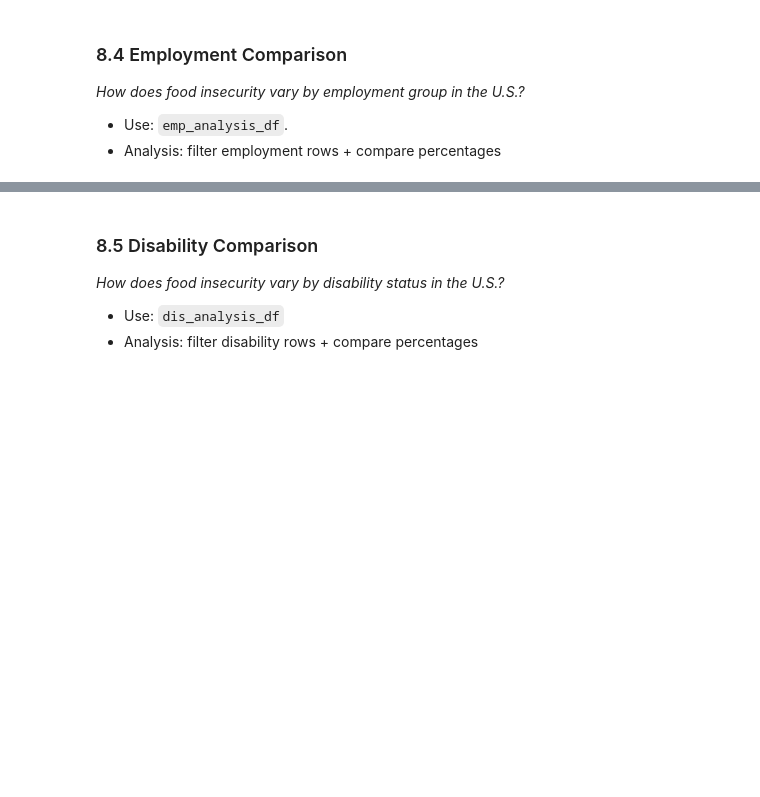
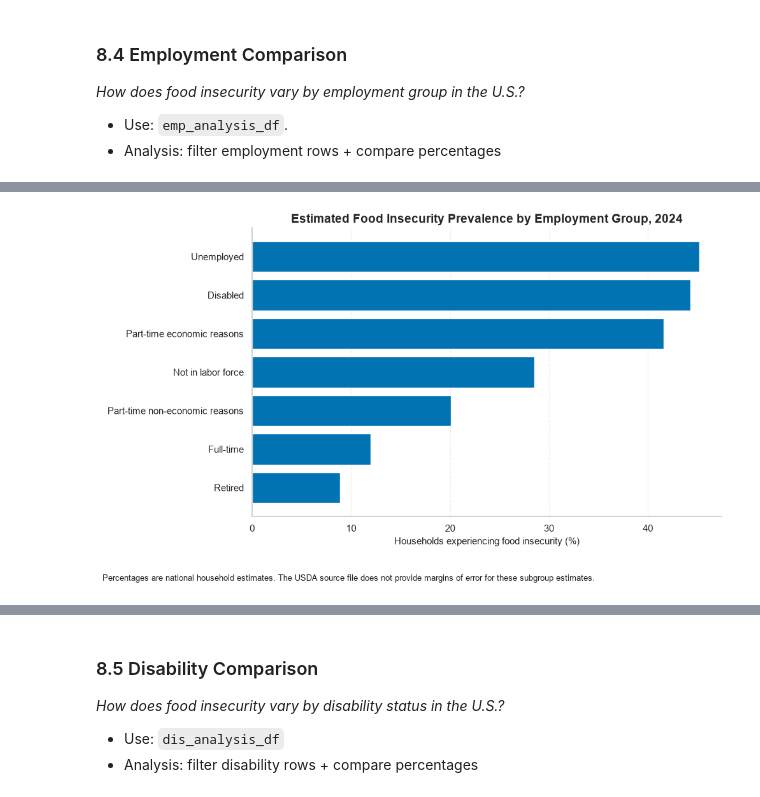
Before and after one commit to MichaelBujard/notebook-portfolio-project-0, a Jupyter notebook: notebooks/food_insecurity_analysis.ipynb, the cells around one changed output, grey strips where cells are left out. Cells and saved outputs as stored; diff of their text form; code cells hidden in the pictures; blank space fills up the shorter version.

Commit message:
Complete Section 8.4 employment comparison

```diff
--- a/notebooks/food_insecurity_analysis.ipynb
+++ b/notebooks/food_insecurity_analysis.ipynb
@@ -2710,3 +2710,23 @@ Across every year from 2017 through 2024, the less-than-high-school category had
 *How does food insecurity vary by employment group in the U.S.?*
 - Use: `emp_analysis_df`.
 - Analysis: filter employment rows + compare percentages
+# %%
+employment_order = [
+    'Unemployed',
+    'Disabled',
+    'Part-time economic reasons',
+    'Not in labor force',
+    'Part-time non-economic reasons',
+    'Full-time',
+    'Retired'
+]
+
+employment_palette = dict(
+    zip(
+        employment_order,
+        sns.color_palette(
+            'colorblind',
+            n_colors=len(employment_order)
+        )
+    )
+)
@@ -2712,0 +2801,43 @@ Across every year from 2017 through 2024, the less-than-high-school category had
+# %%
+fig, ax = plt.subplots(figsize=(10, 6))
+
+ax.barh(
+    y=latest_employment_df['employment'],
+    width=latest_employment_df['food_insecure_percent'],
+    color=sns.color_palette('colorblind')[0]
+)
+
+ax.invert_yaxis()
+
+ax.set(
+    title='Estimated Food Insecurity Prevalence by Employment Group, 2024',
+    xlabel='Households experiencing food insecurity (%)',
+    ylabel=''
+)
+
+ax.grid(
+    axis='x',
+    linestyle='--',
+    alpha=0.3
+)
+
+ax.yaxis.grid(False)
+ax.set_axisbelow(True)
+
+fig.text(
+    0.01,
+    0.01,
+    (
+        'Percentages are national household estimates. The USDA source file '
+        'does not provide margins of error for these subgroup estimates.'
+    ),
+    fontsize=9
+)
+
+plt.tight_layout(
+    rect=[0, 0.07, 1, 1]
+)
+
+plt.show()
+# %% [output]
+[figure, added]
```
Also changed, not shown: parts of 12 cells of this notebook, 1 other file.
